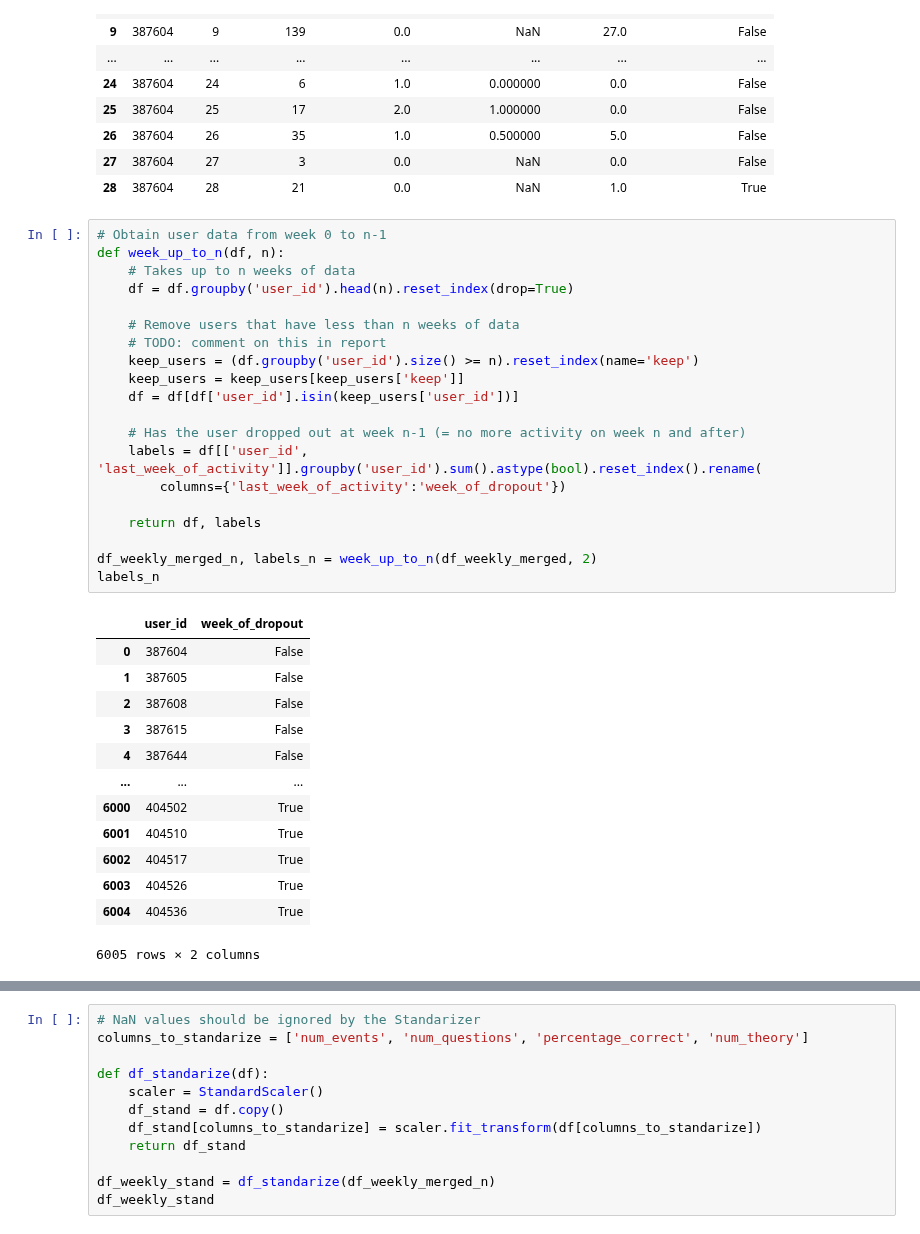
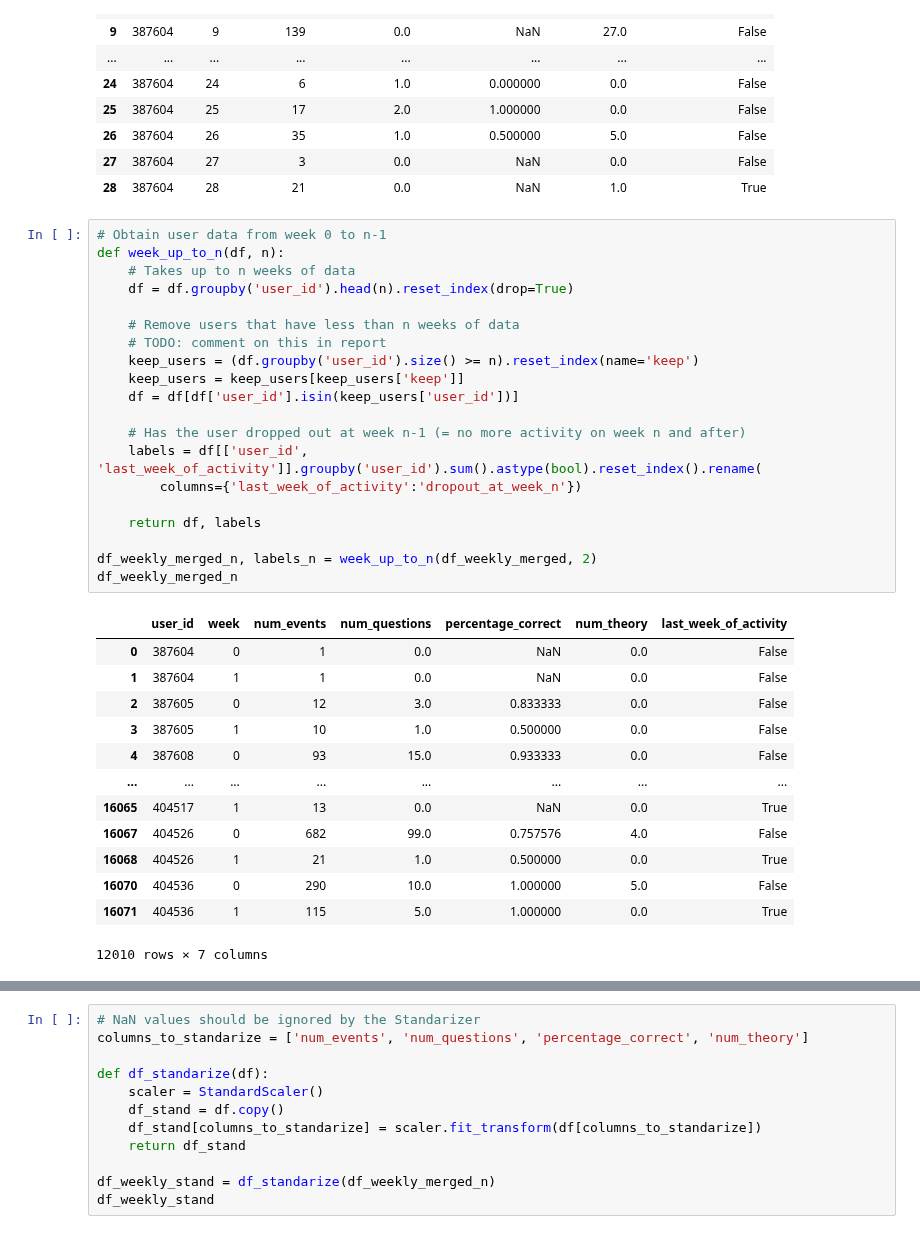
Before and after one commit to Katerina5649/CS-421, a Jupyter notebook: m4/m4_lernnavi_sciper.ipynb, the cells around one changed output, grey strips where cells are left out. Drawn from its saved outputs; the diff is of its cells as text.

Commit message:
add function to select the number of weeks of data for input, add corresponding labels

```diff
--- a/m4/m4_lernnavi_sciper.ipynb
+++ b/m4/m4_lernnavi_sciper.ipynb
@@ -156,34 +156,34 @@ df_weekly_merged[df_weekly_merged['user_id']==df_weekly_merged['user_id'].unique
 # %%
 # Obtain user data from week 0 to n-1
 def week_up_to_n(df, n):
     # Takes up to n weeks of data
     df = df.groupby('user_id').head(n).reset_index(drop=True)
 
     # Remove users that have less than n weeks of data
     # TODO: comment on this in report
     keep_users = (df.groupby('user_id').size() >= n).reset_index(name='keep')
     keep_users = keep_users[keep_users['keep']]
     df = df[df['user_id'].isin(keep_users['user_id'])]
 
     # Has the user dropped out at week n-1 (= no more activity on week n and after)
     labels = df[['user_id', 'last_week_of_activity']].groupby('user_id').sum().astype(bool).reset_index().rename(
-        columns={'last_week_of_activity':'week_of_dropout'})
+        columns={'last_week_of_activity':'dropout_at_week_n'})
 
     return df, labels
 
 df_weekly_merged_n, labels_n = week_up_to_n(df_weekly_merged, 2)
-labels_n
+df_weekly_merged_n
 # %% [output]
-|  | user_id | week_of_dropout |
-| 0 | 387604 | False |
-| 1 | 387605 | False |
-| 2 | 387608 | False |
-| 3 | 387615 | False |
-| 4 | 387644 | False |
-| ... | ... | ... |
-| 6000 | 404502 | True |
-| 6001 | 404510 | True |
-| 6002 | 404517 | True |
-| 6003 | 404526 | True |
-| 6004 | 404536 | True |
+|  | user_id | week | num_events | num_questions | percentage_correct | num_theory | last_week_of_activity |
+| 0 | 387604 | 0 | 1 | 0.0 | NaN | 0.0 | False |
+| 1 | 387604 | 1 | 1 | 0.0 | NaN | 0.0 | False |
+| 2 | 387605 | 0 | 12 | 3.0 | 0.833333 | 0.0 | False |
+| 3 | 387605 | 1 | 10 | 1.0 | 0.500000 | 0.0 | False |
+| 4 | 387608 | 0 | 93 | 15.0 | 0.933333 | 0.0 | False |
+| ... | ... | ... | ... | ... | ... | ... | ... |
+| 16065 | 404517 | 1 | 13 | 0.0 | NaN | 0.0 | True |
+| 16067 | 404526 | 0 | 682 | 99.0 | 0.757576 | 4.0 | False |
+| 16068 | 404526 | 1 | 21 | 1.0 | 0.500000 | 0.0 | True |
+| 16070 | 404536 | 0 | 290 | 10.0 | 1.000000 | 5.0 | False |
+| 16071 | 404536 | 1 | 115 | 5.0 | 1.000000 | 0.0 | True |
-6005 rows × 2 columns
+12010 rows × 7 columns
```
Also changed, not shown: parts of 1 cell of this notebook.
